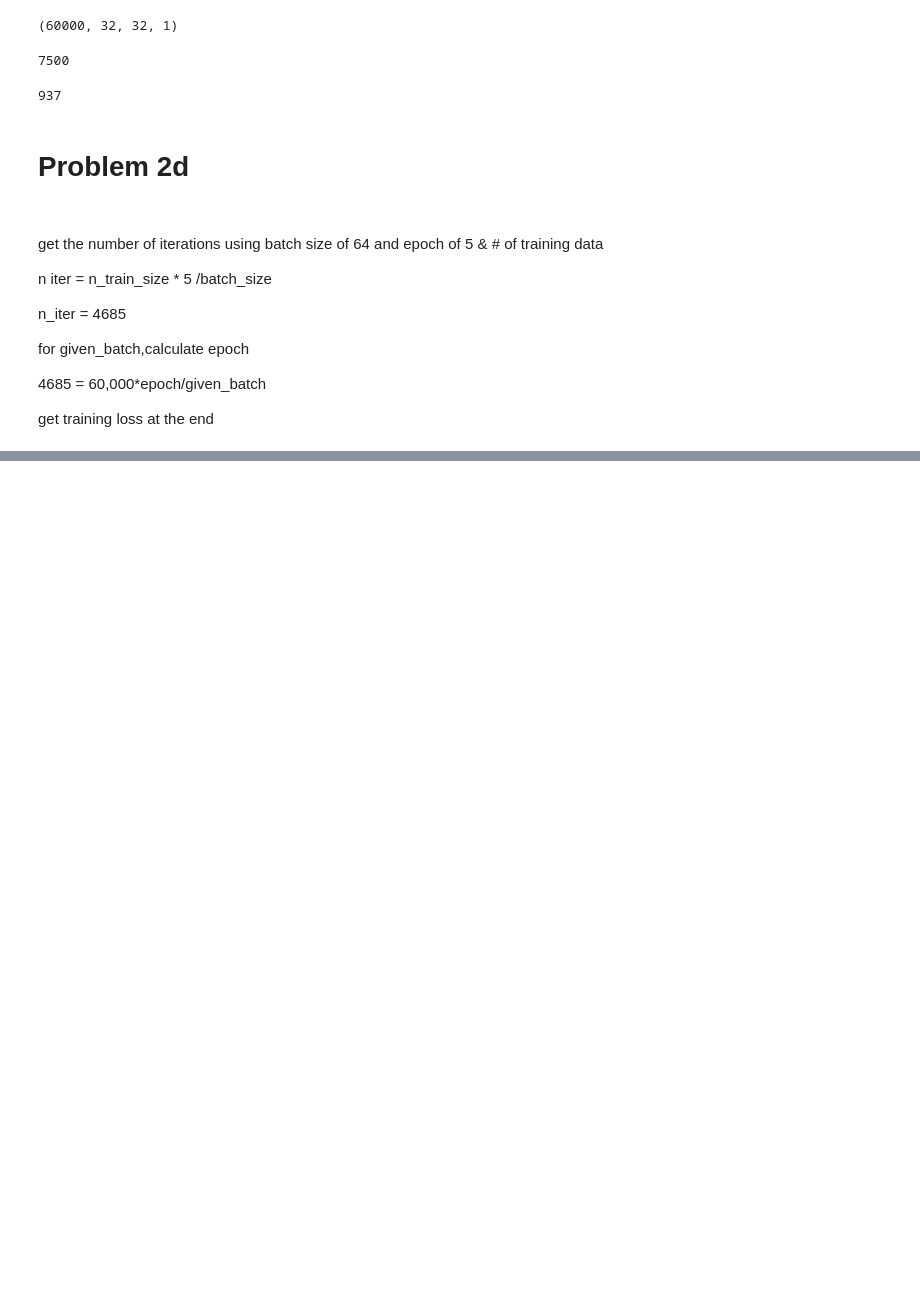
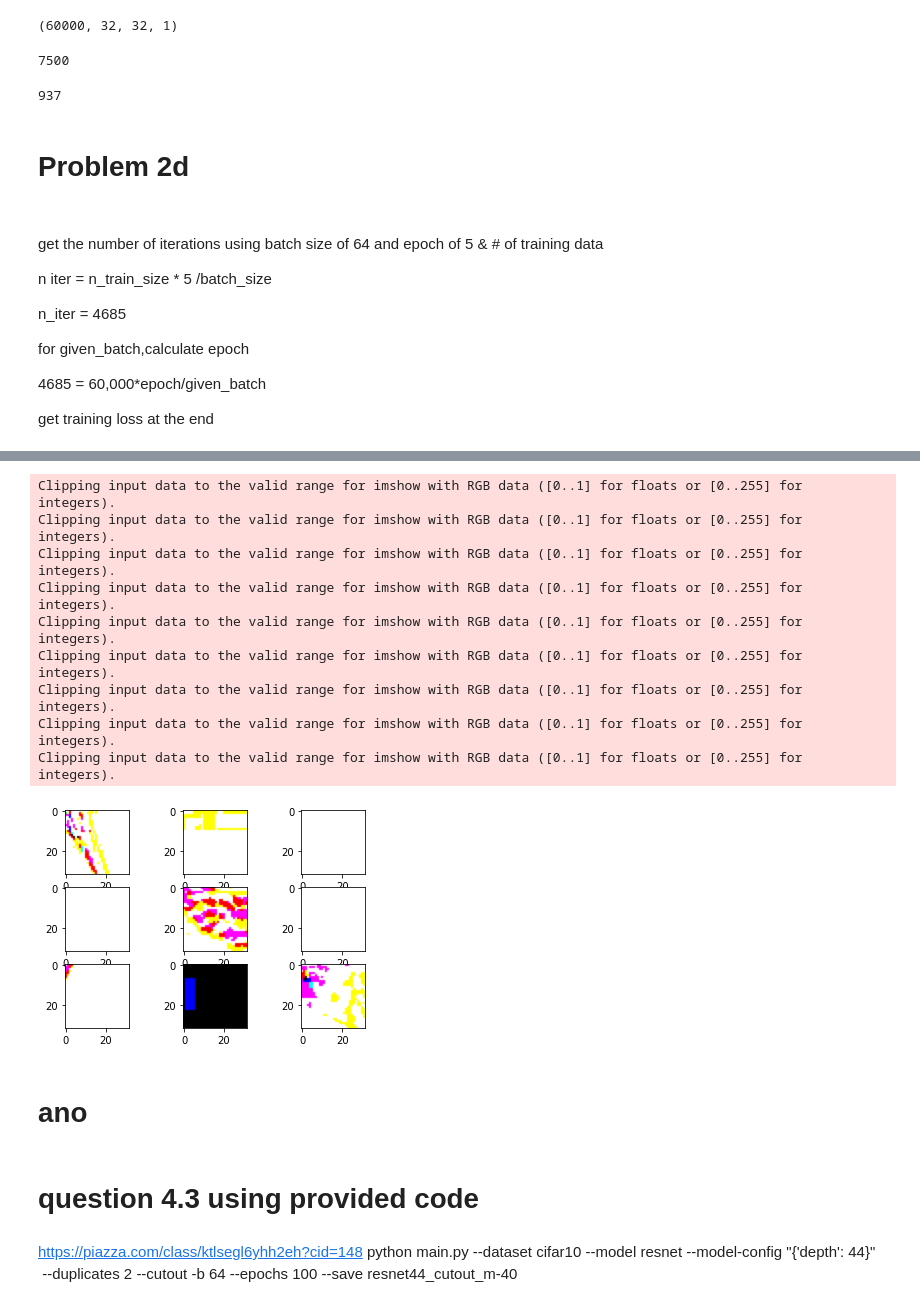
Before and after one commit to ta2642/dlhw3, a Jupyter notebook: dlhw3_1105.ipynb, the cells around one changed output, grey strips where cells are left out. Cells and saved outputs as stored; diff of their text form; code cells hidden in the pictures; blank space fills up the shorter version.

```diff
--- a/dlhw3_1105.ipynb
+++ b/dlhw3_1105.ipynb
@@ -1199,0 +1264,40 @@ python main.py --dataset cifar10 --model resnet --model-config "{'depth': 44}"
+# %%
+# load the image
+img = load_img('bird.jpg')
+# convert to numpy array
+data = img_to_array(img)
+# expand dimension to one sample
+samples = expand_dims(data, 0)
+# create image data augmentation generator
+datagen = ImageDataGenerator(horizontal_flip= True)
+
+#datagen = crop_generator(datagen, 16)
+# prepare iterator
+it = datagen.flow(samples, batch_size=1)
+
+# generate samples and plot
+for i in range(9):
+    # define subplot
+    plt.subplot(330 + 1 + i)
+    # generate batch of images
+    batch = it.next()
+    batch_cropped = tf.image.random_crop(batch[0], size=[32, 32, 3])
+    # convert to unsigned integers for viewing
+    image = batch_cropped
+    # plot raw pixel data
+    plt.imshow(image)
+    # show the figure
+plt.show()
+# %% [output]
+Clipping input data to the valid range for imshow with RGB data ([0..1] for floats or [0..255] for integers).
+Clipping input data to the valid range for imshow with RGB data ([0..1] for floats or [0..255] for integers).
+Clipping input data to the valid range for imshow with RGB data ([0..1] for floats or [0..255] for integers).
+Clipping input data to the valid range for imshow with RGB data ([0..1] for floats or [0..255] for integers).
+Clipping input data to the valid range for imshow with RGB data ([0..1] for floats or [0..255] for integers).
+Clipping input data to the valid range for imshow with RGB data ([0..1] for floats or [0..255] for integers).
+Clipping input data to the valid range for imshow with RGB data ([0..1] for floats or [0..255] for integers).
+Clipping input data to the valid range for imshow with RGB data ([0..1] for floats or [0..255] for integers).
+Clipping input data to the valid range for imshow with RGB data ([0..1] for floats or [0..255] for integers).
+[figure, added]
+# %% [markdown]
+# ano
@@ -1199,0 +1328,5 @@ python main.py --dataset cifar10 --model resnet --model-config "{'depth': 44}"
+# %% [markdown]
+# question 4.3 using provided code
+# %% [markdown]
+https://piazza.com/class/ktlsegl6yhh2eh?cid=148
+python main.py --dataset cifar10 --model resnet --model-config "{'depth': 44}"  --duplicates 2 --cutout -b 64 --epochs 100 --save resnet44_cutout_m-40
```
Also changed, not shown: parts of 73 cells of this notebook.
